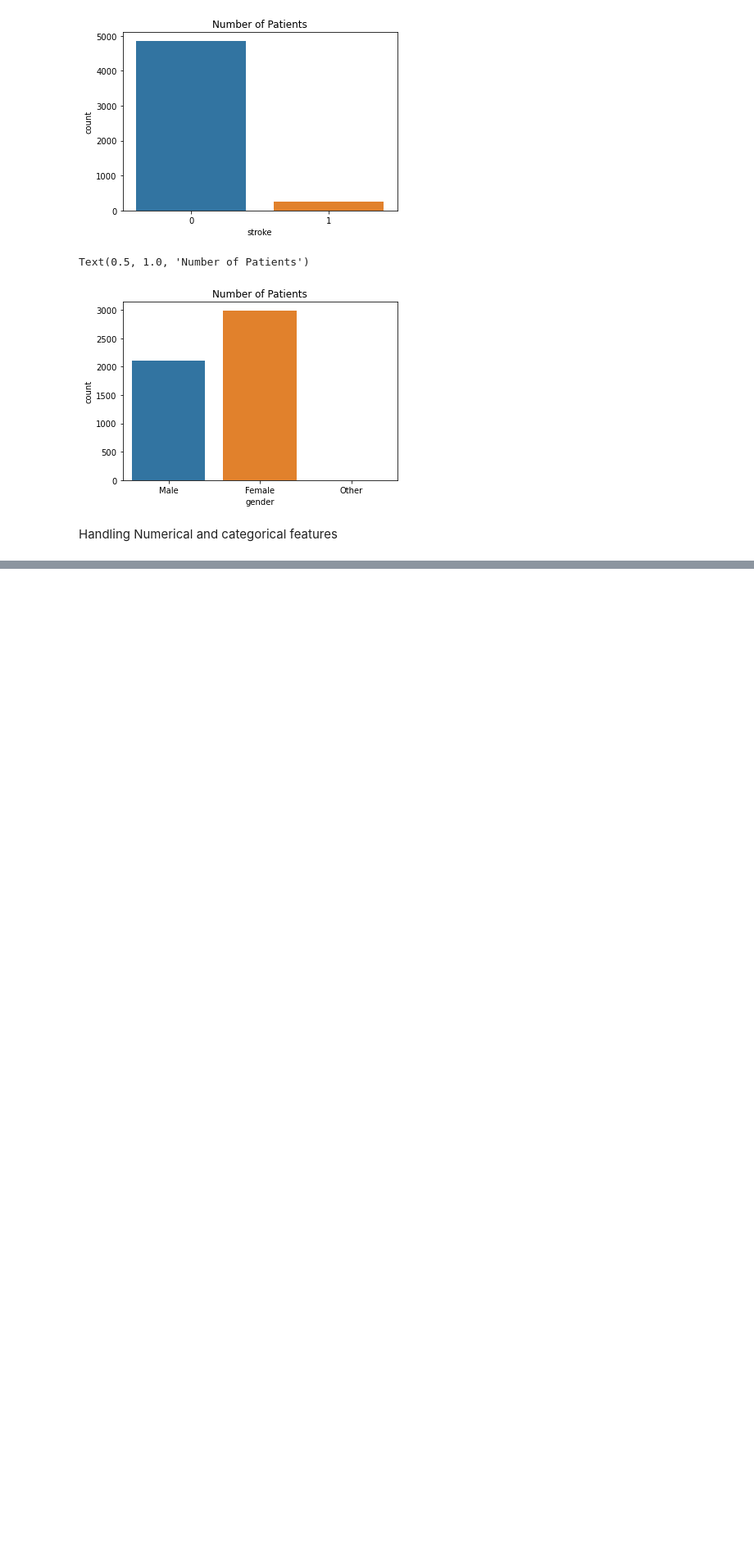
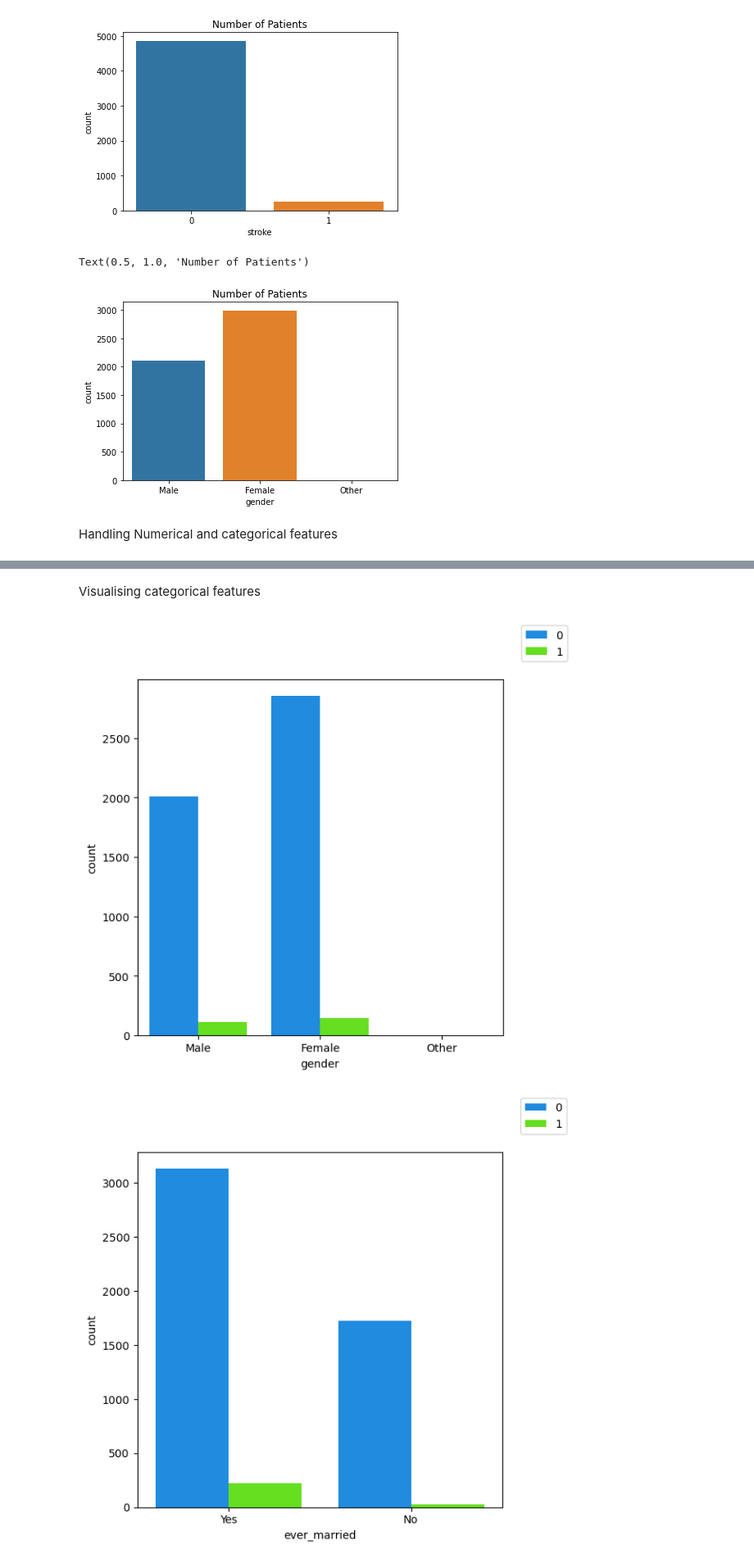
Before and after one commit to Meghana0804/Stroke-Prediction, a Jupyter notebook: Stroke_prediction.ipynb, the cells around one changed output, grey strips where cells are left out. Shown: that part at 82% size. Drawn from its saved outputs; the diff is of its cells as text; code cells hidden in the pictures; blank space fills up the shorter version.

```diff
--- a/Stroke_prediction.ipynb
+++ b/Stroke_prediction.ipynb
@@ -186,3 +186,6 @@ Text(0.5, 1.0, 'Number of Patients')
 [figure]
 # %% [markdown]
 Handling Numerical and categorical features
+# %%
+categorical_features = data.select_dtypes(include=['object'])
+categorical_features
@@ -188,0 +293,10 @@ Handling Numerical and categorical features
+# %% [markdown]
+Visualising categorical features
+# %%
+for col in categorical_features[:]:
+    plt.figure(figsize=(6,6),dpi=100)
+    sns.countplot(data =data,x=col,hue='stroke',palette = 'gist_rainbow_r')
+    plt.legend(loc=(1.05,1.05))
+# %% [output]
+[figure, added]
+[figure, added]
```
Also changed, not shown: parts of 25 cells of this notebook.
